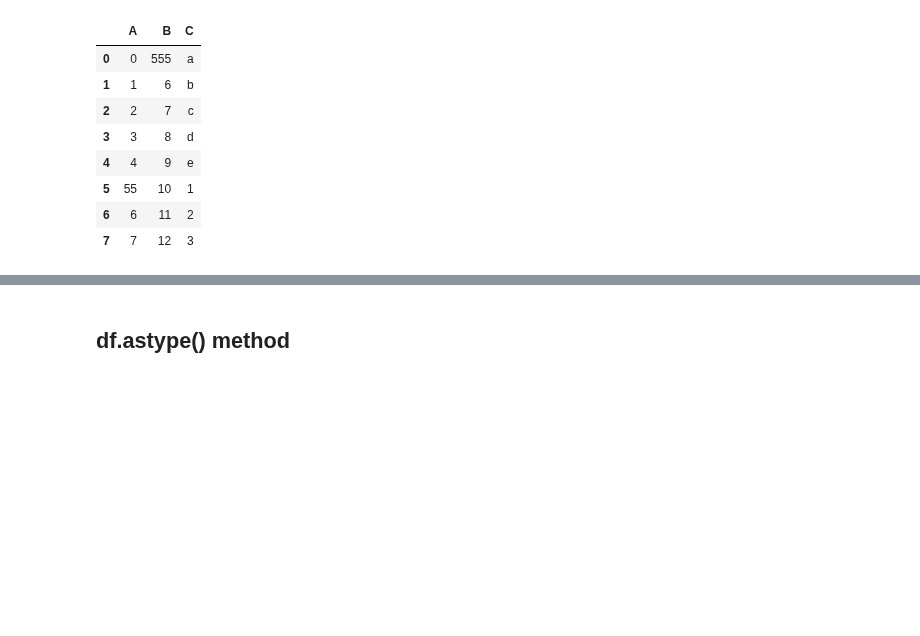
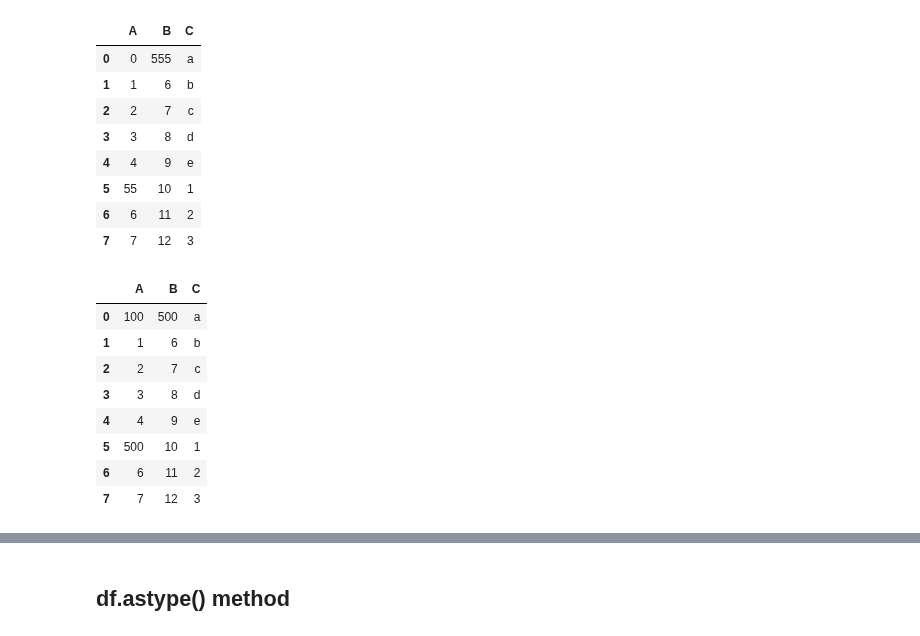
Before and after one commit to adevrent/wqu_mscfe, a Jupyter notebook: Financial Data/M5/L2.ipynb, the cells around one changed output, grey strips where cells are left out. Cells and saved outputs as stored; diff of their text form; code cells hidden in the pictures; blank space fills up the shorter version.

```diff
--- a/Financial Data/M5/L2.ipynb
+++ b/Financial Data/M5/L2.ipynb
@@ -123,3 +95,15 @@ df.replace(5, {"A":55, "B":555})  # Replace the values of 5 to 55 if in column A
 | 5 | 55 | 10 | 1 |
 | 6 | 6 | 11 | 2 |
 | 7 | 7 | 12 | 3 |
+# %%
+df.replace({0:100, 5:500})   # if we pass dict as the first argument it is in the form of  to_be_replaced : replacing_value
+# %% [output]
+|  | A | B | C |
+| 0 | 100 | 500 | a |
+| 1 | 1 | 6 | b |
+| 2 | 2 | 7 | c |
+| 3 | 3 | 8 | d |
+| 4 | 4 | 9 | e |
+| 5 | 500 | 10 | 1 |
+| 6 | 6 | 11 | 2 |
+| 7 | 7 | 12 | 3 |
```
Also changed, not shown: parts of 14 cells of this notebook, 1 other file.
